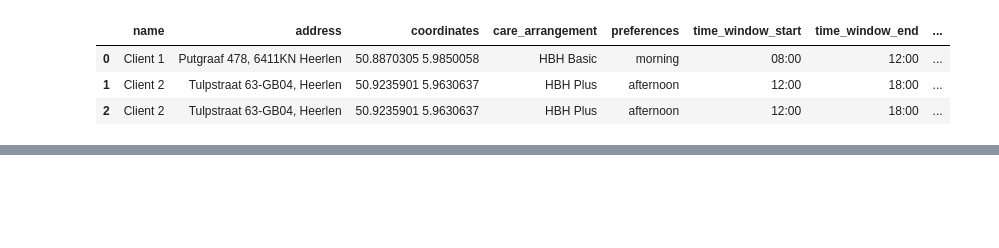
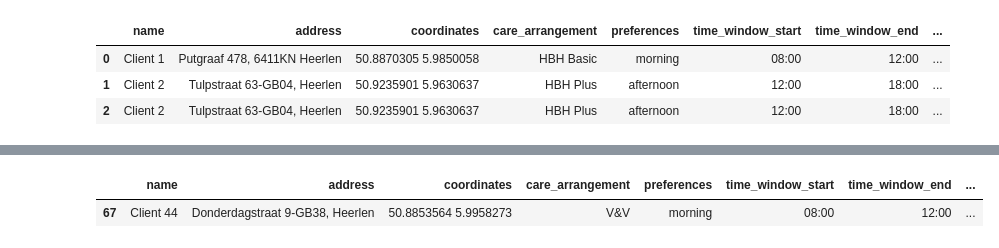
Before and after one commit to Research-Center-Data-Intelligence/Homecare-route-planner, a Jupyter notebook: routing_scripts/genetic_algorithm_routing.ipynb, the cells around one changed output, grey strips where cells are left out. Saved outputs shown, nothing was run; the diff lists cells and outputs as text; code cells hidden in the pictures; blank space fills up the shorter version.

```diff
--- a/routing_scripts/genetic_algorithm_routing.ipynb
+++ b/routing_scripts/genetic_algorithm_routing.ipynb
@@ -736,0 +795,6 @@ clients_df.head(3)
+# %%
+# clients_df show name=Client 44
+clients_df[clients_df['name'] == 'Client 44']
+# %% [output]
+|  | name | address | coordinates | care_arrangement | preferences | time_window_start | time_window_end | ... |
+| 67 | Client 44 | Donderdagstraat 9-GB38, Heerlen | 50.8853564 5.9958273 | V&V | morning | 08:00 | 12:00 | ... |
```
Also changed, not shown: parts of 5 cells of this notebook.
